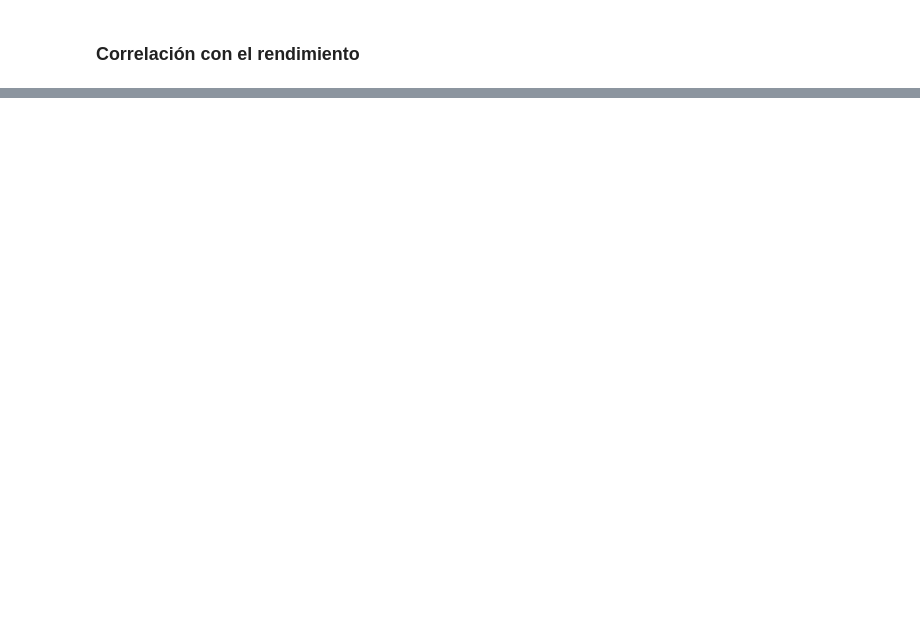
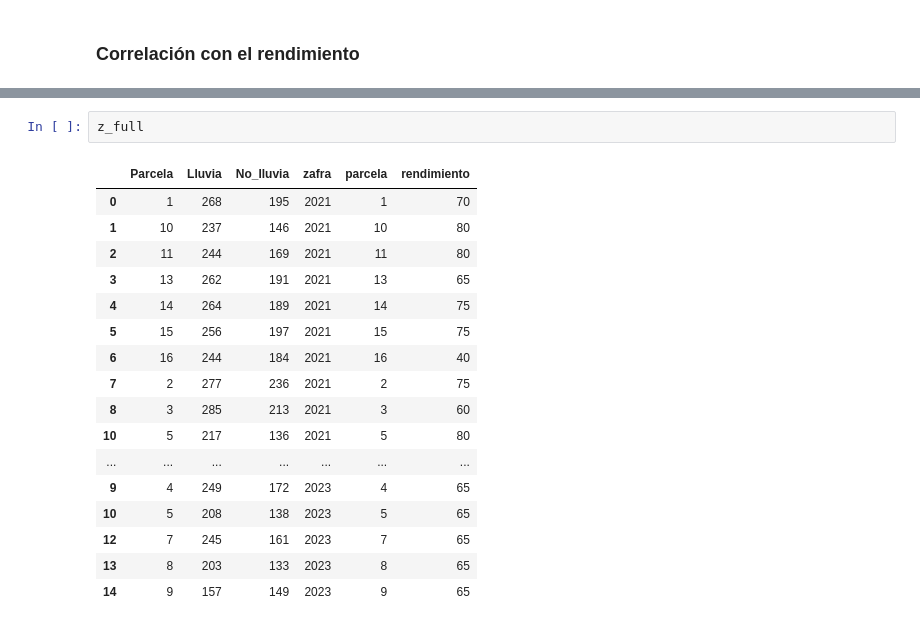
Before and after one commit to VivaldoGP/Tesis, a Jupyter notebook: results/histogramas/Histogramas.ipynb, the cells around one changed output, grey strips where cells are left out. Saved outputs shown, nothing was run; the diff lists cells and outputs as text; blank space fills up the shorter version.

```diff
--- a/results/histogramas/Histogramas.ipynb
+++ b/results/histogramas/Histogramas.ipynb
@@ -73,2 +129,22 @@ z22_df_full.corr()
+# %%
+z_full
+# %% [output]
+|  | Parcela | Lluvia | No_lluvia | zafra | parcela | rendimiento |
+| 0 | 1 | 268 | 195 | 2021 | 1 | 70 |
+| 1 | 10 | 237 | 146 | 2021 | 10 | 80 |
+| 2 | 11 | 244 | 169 | 2021 | 11 | 80 |
+| 3 | 13 | 262 | 191 | 2021 | 13 | 65 |
+| 4 | 14 | 264 | 189 | 2021 | 14 | 75 |
+| 5 | 15 | 256 | 197 | 2021 | 15 | 75 |
+| 6 | 16 | 244 | 184 | 2021 | 16 | 40 |
+| 7 | 2 | 277 | 236 | 2021 | 2 | 75 |
+| 8 | 3 | 285 | 213 | 2021 | 3 | 60 |
+| 10 | 5 | 217 | 136 | 2021 | 5 | 80 |
+| ... | ... | ... | ... | ... | ... | ... |
+| 9 | 4 | 249 | 172 | 2023 | 4 | 65 |
+| 10 | 5 | 208 | 138 | 2023 | 5 | 65 |
+| 12 | 7 | 245 | 161 | 2023 | 7 | 65 |
+| 13 | 8 | 203 | 133 | 2023 | 8 | 65 |
+| 14 | 9 | 157 | 149 | 2023 | 9 | 65 |
 # %%
 plt.figure(figsize=(10, 10))
```
Also changed, not shown: parts of 13 cells of this notebook, 1 other file.
